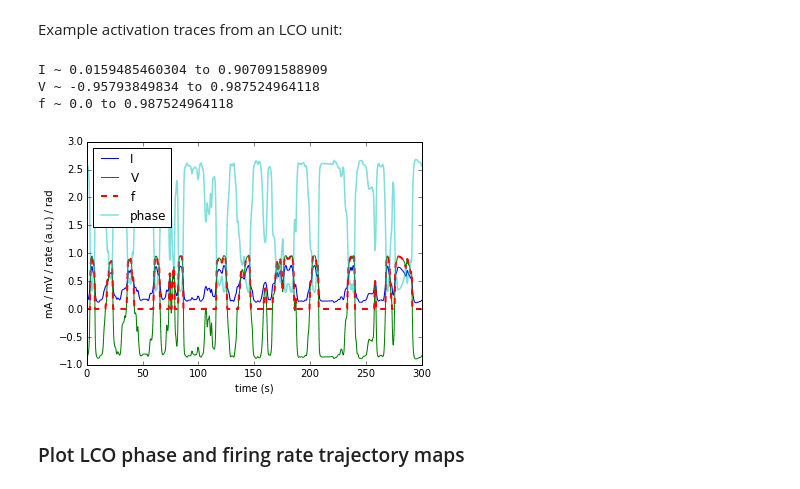
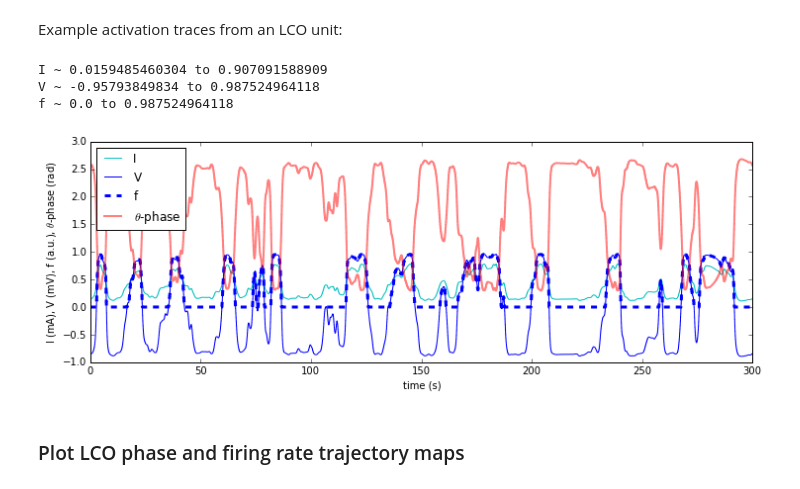
Before and after one commit to jdmonaco/lcomodel, a Jupyter notebook: notebooks/rate_lco.ipynb, the cells around one changed output. Saved outputs shown, nothing was run; the diff lists cells and outputs as text; code cells hidden in the pictures.

```diff
--- a/notebooks/rate_lco.ipynb
+++ b/notebooks/rate_lco.ipynb
@@ -160,19 +167,20 @@ Theta = arccos(V)
 # %% [markdown]
 Example activation traces from an LCO unit:
 # %%
-plot(mon_BVC.t, I[0], label='I')
-plot(mon_BVC.t, V[0], label='V')
-plot(mon_BVC.t, f_LCO[0], '--', lw=2, label='f')
-plot(mon_BVC.t, Theta[0], lw=1.5, alpha=0.5, label='phase')
+f = figure(figsize=(12,4))
+plot(mon_BVC.t, I[0], c='c', label='I')
+plot(mon_BVC.t, V[0], c='b', label='V')
+plot(mon_BVC.t, f_LCO[0], 'b--', lw=3, label='f')
+plot(mon_BVC.t, Theta[0], 'r-', lw=2, alpha=0.5, label=r'$\theta$-phase')
 xlabel('time (s)')
-ylabel('mA / mV / rate (a.u.) / rad')
+ylabel(r'I (mA), V (mV), f (a.u.), $\theta$-phase (rad)')
 legend(loc='upper left')
 
 print('I ~', I.min(), 'to', I.max())
 print('V ~', V.min(), 'to', V.max())
 print('f ~', f_LCO.min(), 'to', f_LCO.max())
 # %% [output]
 I ~ 0.0159485460304 to 0.907091588909
 V ~ -0.95793849834 to 0.987524964118
 f ~ 0.0 to 0.987524964118
-[figure, old version]
+[figure, new version]
```
Also changed, not shown: parts of 8 cells of this notebook, 9 other files.
